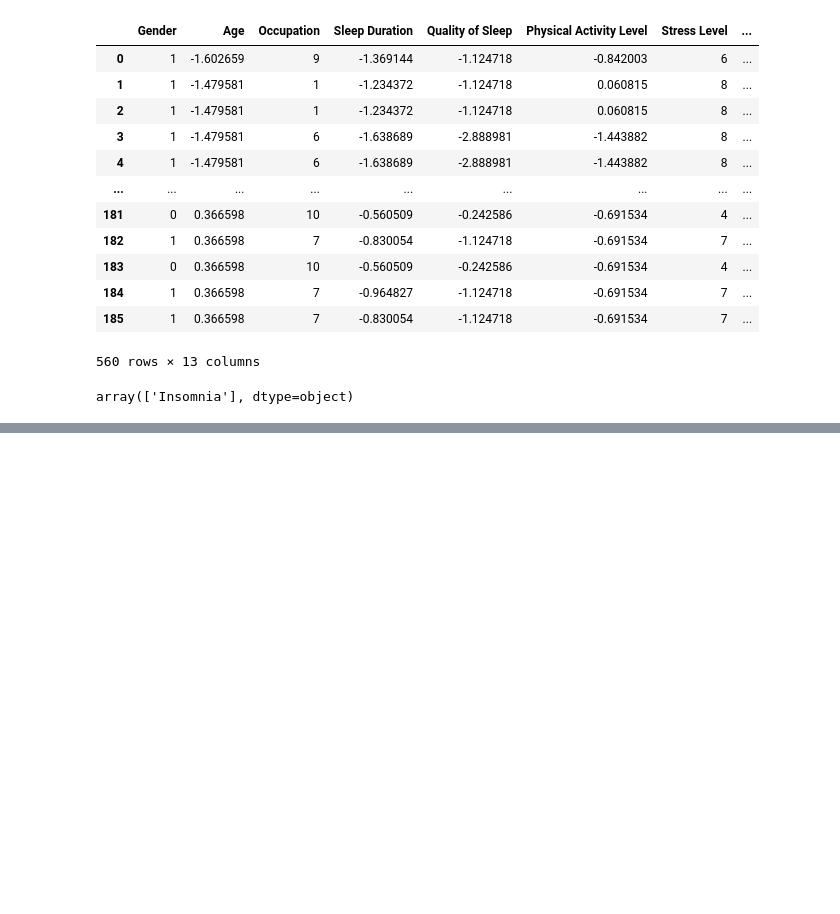
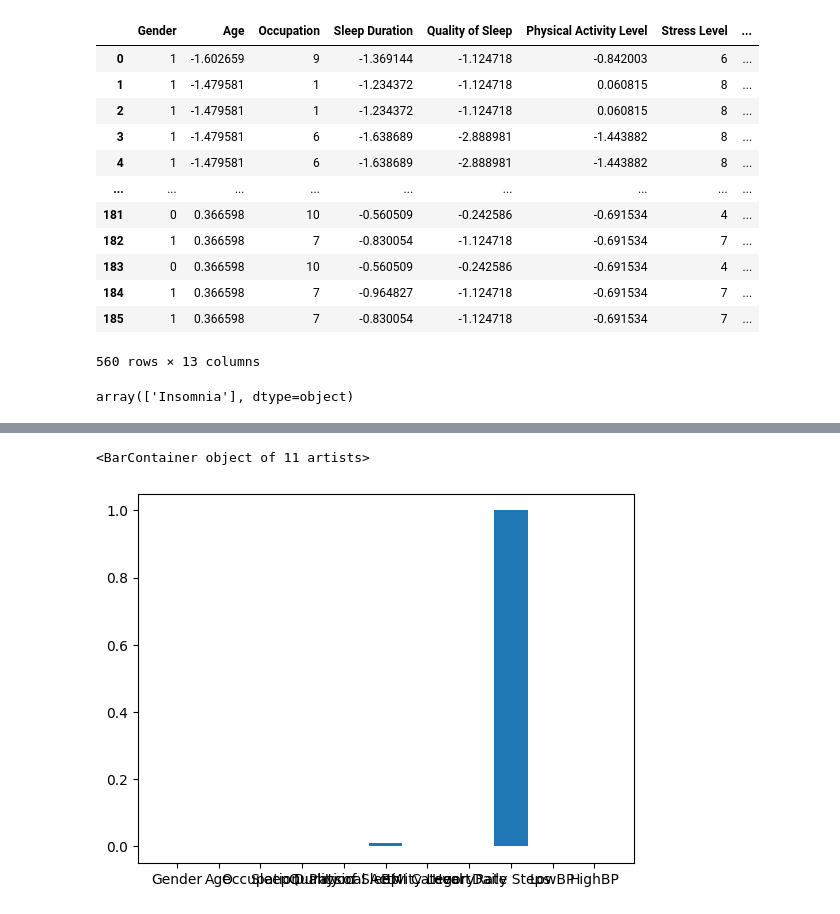
Before and after one commit to VISHNU-SHREERAM/ML-Project, a Jupyter notebook: midsem.ipynb, the cells around one changed output, grey strips where cells are left out. Drawn from its saved outputs; the diff is of its cells as text; code cells hidden in the pictures; blank space fills up the shorter version.

```diff
--- a/midsem.ipynb
+++ b/midsem.ipynb
@@ -267,0 +286,6 @@ from sklearn.decomposition import PCA
+# %%
+X = df.drop(columns=['Stress Level','Sleep Disorder'])
+y = df[['Stress Level','Sleep Disorder']]
+y1 = y.iloc[:,0]
+y2 = y.iloc[:,1]
+X.shape
@@ -267,0 +354,10 @@ from sklearn.decomposition import PCA
+# %%
+from sklearn.decomposition import PCA
+pca = PCA(n_components=11)
+pca.fit(X)
+t = pca.explained_variance_
+# %%
+plt.bar(X.columns,t)
+# %% [output]
+<BarContainer object of 11 artists>
+[figure, added]
```
Also changed, not shown: parts of 9 cells of this notebook.
